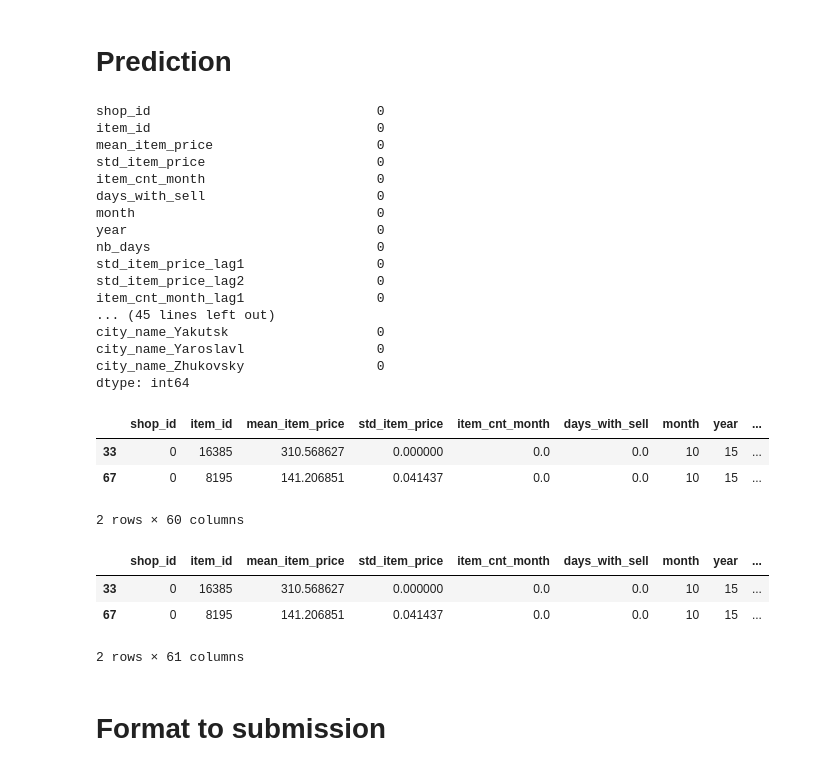
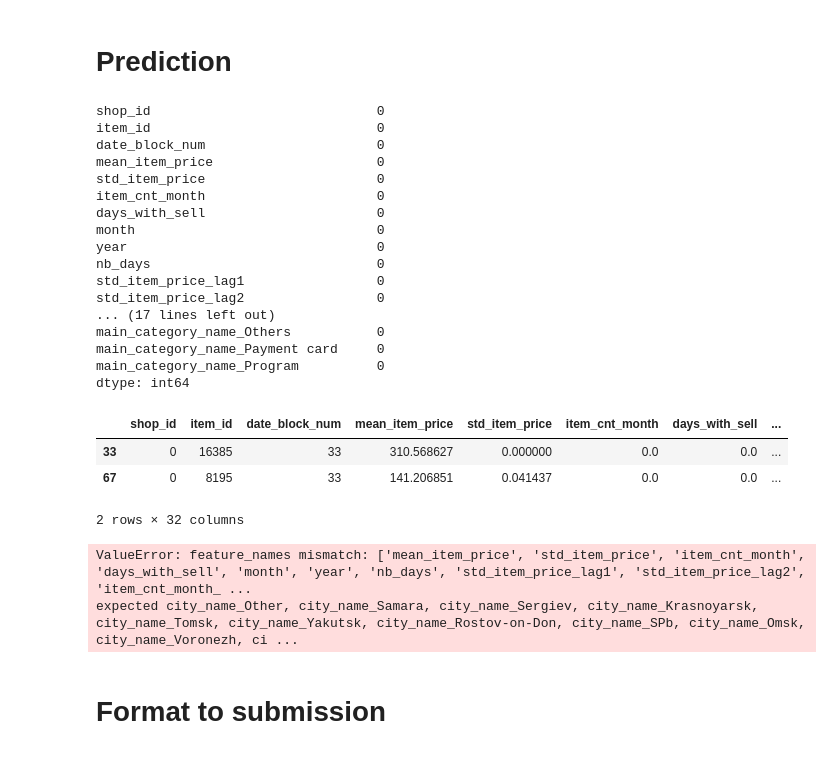
Before and after one commit to RobBlanchard/kaggle-predict-sales, a Jupyter notebook: XGBoost - Feature + Model Selection.ipynb, the cells around one changed output. Drawn from its saved outputs; the diff is of its cells as text; code cells hidden in the pictures.

```diff
--- a/XGBoost - Feature + Model Selection.ipynb
+++ b/XGBoost - Feature + Model Selection.ipynb
@@ -146,0 +125,6 @@ sorted(ft_imp.items(), key=lambda kv: kv[1], reverse=True)
+# %%
+not_predictors = ["shop_id","item_id","date_block_num","item_cnt_next_month"]
+col_to_remove = [x for x in train.columns if "city_name" in x]
+
+predictors = [x for x in train.columns if x not in not_predictors and x not in col_to_remove]
+predictors
@@ -147,41 +178,39 @@ sorted(ft_imp.items(), key=lambda kv: kv[1], reverse=True)
 # %% [markdown]
 # Prediction
 # %%
-X_test = test.drop(["date_block_num","item_cnt_next_month"], axis=1)
+X_test = test[["shop_id","item_id","date_block_num"]+predictors]
 print(X_test.isnull().sum())
 X_test.head(2)
 # %% [output]
 shop_id                             0
 item_id                             0
+date_block_num                      0
 mean_item_price                     0
 std_item_price                      0
 item_cnt_month                      0
 days_with_sell                      0
 month                               0
 year                                0
 nb_days                             0
 std_item_price_lag1                 0
 std_item_price_lag2                 0
-item_cnt_month_lag1                 0
-... (45 lines left out)
-city_name_Yakutsk                   0
-city_name_Yaroslavl                 0
-city_name_Zhukovsky                 0
+... (17 lines left out)
+main_category_name_Others           0
+main_category_name_Payment card     0
+main_category_name_Program          0
 dtype: int64
-|  | shop_id | item_id | mean_item_price | std_item_price | item_cnt_month | days_with_sell | month | year | ... |
-| 33 | 0 | 16385 | 310.568627 | 0.000000 | 0.0 | 0.0 | 10 | 15 | ... |
-| 67 | 0 | 8195 | 141.206851 | 0.041437 | 0.0 | 0.0 | 10 | 15 | ... |
+|  | shop_id | item_id | date_block_num | mean_item_price | std_item_price | item_cnt_month | days_with_sell | ... |
+| 33 | 0 | 16385 | 33 | 310.568627 | 0.000000 | 0.0 | 0.0 | ... |
+| 67 | 0 | 8195 | 33 | 141.206851 | 0.041437 | 0.0 | 0.0 | ... |
-2 rows × 60 columns
+2 rows × 32 columns
 # %%
-y_pred = xgbr.predict(X_test)
+y_pred = xgbr.predict(X_test[predictors])
 X_test["item_cnt_month_pred"] = y_pred
 
 X_test.head(2)
 # %% [output]
-|  | shop_id | item_id | mean_item_price | std_item_price | item_cnt_month | days_with_sell | month | year | ... |
-| 33 | 0 | 16385 | 310.568627 | 0.000000 | 0.0 | 0.0 | 10 | 15 | ... |
-| 67 | 0 | 8195 | 141.206851 | 0.041437 | 0.0 | 0.0 | 10 | 15 | ... |
-2 rows × 61 columns
+ValueError: feature_names mismatch: ['mean_item_price', 'std_item_price', 'item_cnt_month', 'days_with_sell', 'month', 'year', 'nb_days', 'std_item_price_lag1', 'std_item_price_lag2', 'item_cnt_month_ ...
+expected city_name_Other, city_name_Samara, city_name_Sergiev, city_name_Krasnoyarsk, city_name_Tomsk, city_name_Yakutsk, city_name_Rostov-on-Don, city_name_SPb, city_name_Omsk, city_name_Voronezh, ci ...
 # %% [markdown]
 # Format to submission
 # %%
```
Also changed, not shown: parts of 9 cells of this notebook.
